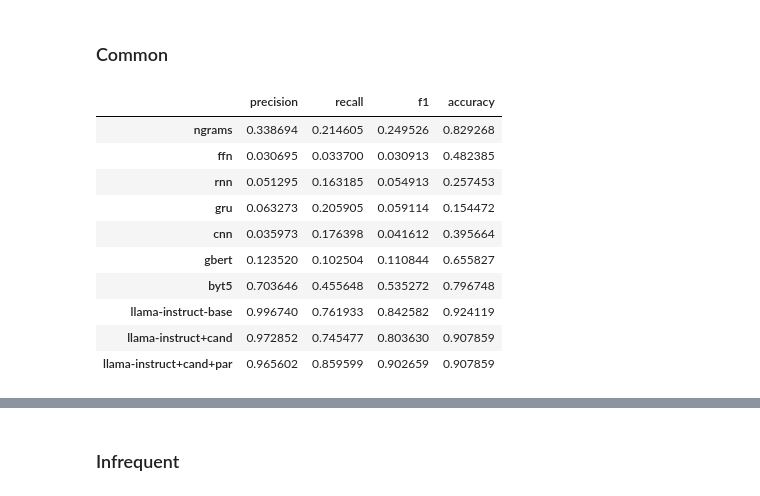
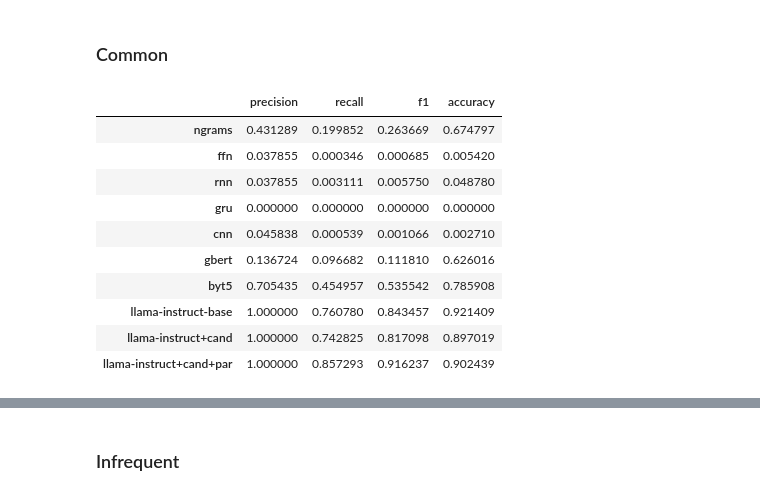
Before and after one commit to maxschmaltz/DEKOR, a Jupyter notebook: benchmarking/comparison.ipynb, the cells around one changed output, grey strips where cells are left out. Drawn from its saved outputs; the diff is of its cells as text; code cells hidden in the pictures.

```diff
--- a/benchmarking/comparison.ipynb
+++ b/benchmarking/comparison.ipynb
@@ -53,18 +54,18 @@ import pandas as pd
 
 from dekor.utils.gecodb_parser import Compound
 # %%
-link_metrics_data_avg = {
+metrics_data_avg = {
 	key: pd.read_csv(
-		os.path.join(path, "link_metrics.tsv"),
-		sep="\t",
+		os.path.join(path, "metrics.tsv"),
+		sep='\t',
 		index_col=0,
 		names=[key]
 	).T.to_dict(orient="records")[0]
 	for key, path in paths.items()
 }
 
-link_metrics_avg = pd.DataFrame(link_metrics_data_avg).T
-save_df(link_metrics_avg, os.path.join(figures_dir, "avg",  "link_metrics.tsv"))
-link_metrics_avg
+metrics_avg = pd.DataFrame(metrics_data_avg).T
+save_df(metrics_avg, os.path.join(figures_dir, "avg",  "metrics.tsv"))
+metrics_avg
 # %% [output]
 |  | precision | recall | f1 | accuracy |
@@ -81,14 +81,0 @@ link_metrics_avg
-# %%
-type_metrics_data_avg = {
-	key: pd.read_csv(
-		os.path.join(path, "type_metrics.tsv"),
-		sep="\t",
-		index_col=0,
-		names=[key]
-	).T.to_dict(orient="records")[0]
-	for key, path in paths.items()
-}
-
-type_metrics_avg = pd.DataFrame(type_metrics_data_avg).T
-save_df(link_metrics_avg, os.path.join(figures_dir, "avg", "type_metrics.tsv"))
-type_metrics_avg
@@ -107,14 +81,0 @@ type_metrics_avg
-# %%
-placements_data_avg = {
-	key: pd.read_csv(
-		os.path.join(path, "placement.tsv"),
-		sep="\t",
-		index_col=0,
-		names=[key]
-	).T.to_dict(orient="records")[0]
-	for key, path in paths.items()
-}
-
-placements_avg = pd.DataFrame(placements_data_avg).T
-save_df(placements_avg, os.path.join(figures_dir, "avg", "placements.tsv"))
-placements_avg
@@ -197,17 +120,17 @@ for fc_class in ["common", "infrequent", "hapax_legomena", "allomorphic_fc", "in
 # %% [markdown]
 ### Common
 # %%
-save_df(link_metrics["common"], os.path.join(figures_dir, "common", "link_metrics.tsv"))
-link_metrics["common"]
+save_df(metrics["common"], os.path.join(figures_dir, "common", "metrics.tsv"))
+metrics["common"]
 # %% [output]
 |  | precision | recall | f1 | accuracy |
-| ngrams | 0.338694 | 0.214605 | 0.249526 | 0.829268 |
-| ffn | 0.030695 | 0.033700 | 0.030913 | 0.482385 |
-| rnn | 0.051295 | 0.163185 | 0.054913 | 0.257453 |
-| gru | 0.063273 | 0.205905 | 0.059114 | 0.154472 |
-| cnn | 0.035973 | 0.176398 | 0.041612 | 0.395664 |
-| gbert | 0.123520 | 0.102504 | 0.110844 | 0.655827 |
-| byt5 | 0.703646 | 0.455648 | 0.535272 | 0.796748 |
-| llama-instruct-base | 0.996740 | 0.761933 | 0.842582 | 0.924119 |
-| llama-instruct+cand | 0.972852 | 0.745477 | 0.803630 | 0.907859 |
-| llama-instruct+cand+par | 0.965602 | 0.859599 | 0.902659 | 0.907859 |
+| ngrams | 0.431289 | 0.199852 | 0.263669 | 0.674797 |
+| ffn | 0.037855 | 0.000346 | 0.000685 | 0.005420 |
+| rnn | 0.037855 | 0.003111 | 0.005750 | 0.048780 |
+| gru | 0.000000 | 0.000000 | 0.000000 | 0.000000 |
+| cnn | 0.045838 | 0.000539 | 0.001066 | 0.002710 |
+| gbert | 0.136724 | 0.096682 | 0.111810 | 0.626016 |
+| byt5 | 0.705435 | 0.454957 | 0.535542 | 0.785908 |
+| llama-instruct-base | 1.000000 | 0.760780 | 0.843457 | 0.921409 |
+| llama-instruct+cand | 1.000000 | 0.742825 | 0.817098 | 0.897019 |
+| llama-instruct+cand+par | 1.000000 | 0.857293 | 0.916237 | 0.902439 |
```
Also changed, not shown: parts of 31 cells of this notebook.
